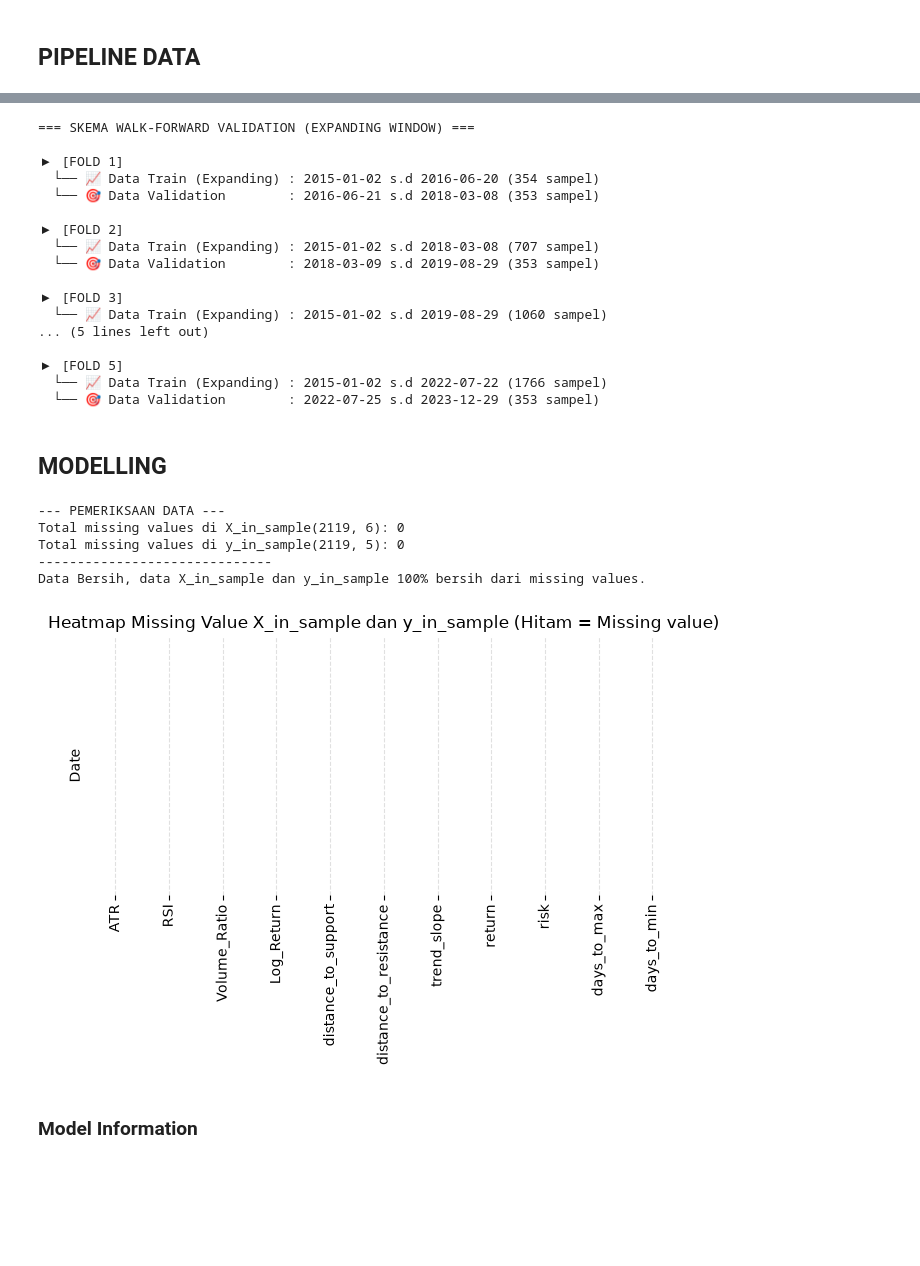
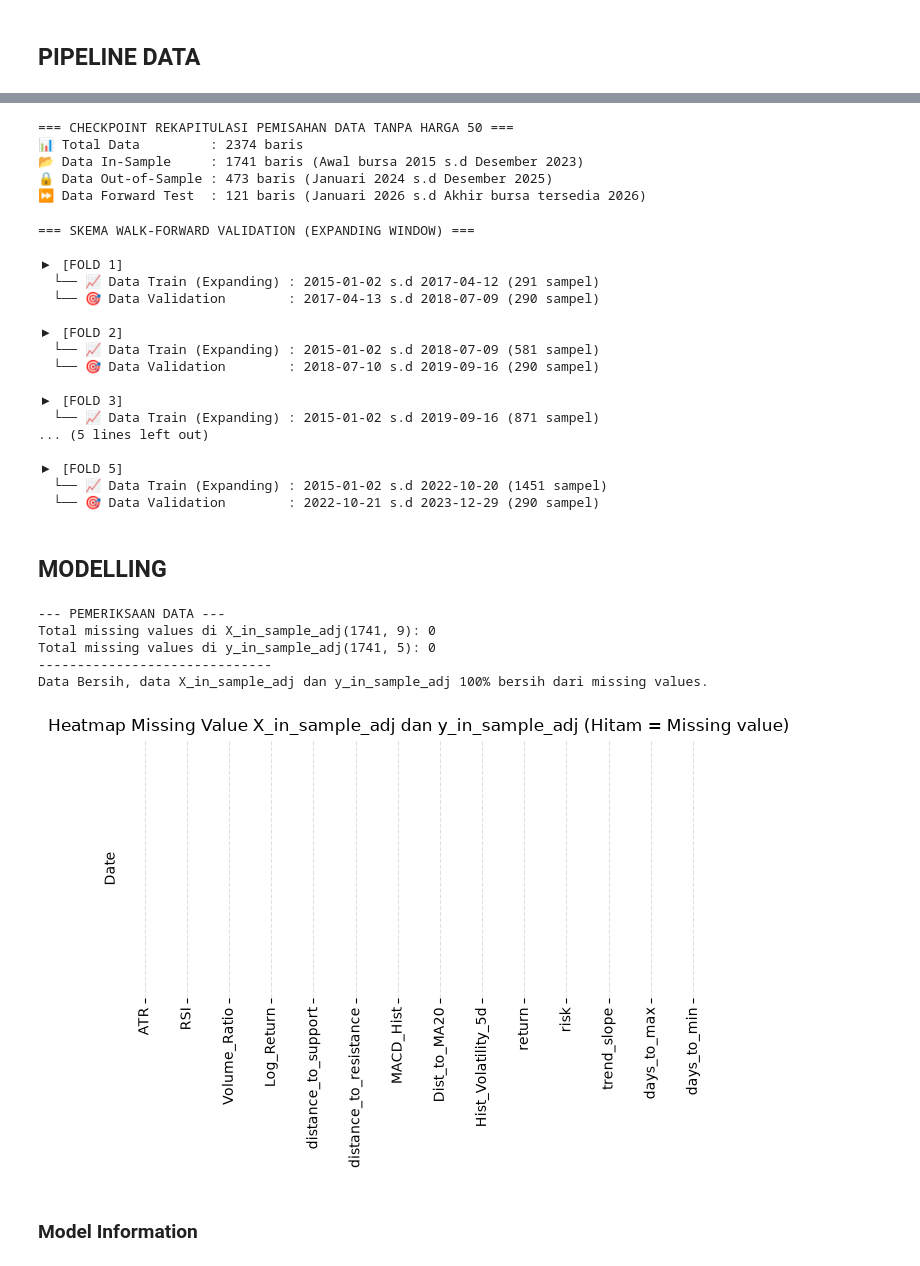
Before and after one commit to adilagagagah/stock-forecasting, a Jupyter notebook: notebook/main.ipynb, the cells around one changed output, grey strips where cells are left out. Cells and saved outputs as stored; diff of their text form; code cells hidden in the pictures; blank space fills up the shorter version.

```diff
--- a/notebook/main.ipynb
+++ b/notebook/main.ipynb
@@ -34,12 +34,14 @@ enam_bulan_lalu = (datetime.now() - timedelta(days=180)).strftime('%Y-%m-%d')
 sepuluh_tahun_lalu = (datetime.now() - timedelta(days=3650)).strftime('%Y-%m-%d')
 
 start_date = "2015-01-01"
-start_date_adj = "2014-12-01"  # Dilakukan adjustment untuk perlakuan NaN di awal (feature) dan di akhir (label)
+start_date_adj = "2014-11-01"  # Dilakukan adjustment untuk perlakuan NaN di awal (feature) dan di akhir (label)
 cek_date = "2026-06-01"
+ticker = "BUMI.JK"
+clean_ticker = ticker.split('.')[0].lower()
 
 # 1. Panggil data BUMI riil dari Bursa Efek Indonesia (.JK)
 # Data ini mencerminkan kondisi pasar riil akhir periode bursa
-df_bumi = load_stock_data(ticker="BUMI.JK", start_date=start_date_adj, end_date=hari_ini)
+df_bumi = load_stock_data(ticker=ticker, start_date=start_date_adj, end_date=hari_ini)
 # ------------------------------------------
 # %% [output]
 Mengunduh data terbaru untuk BUMI.JK dari Yahoo Finance...
@@ -161,14 +163,21 @@ df_bumi.tail(10)
 # %% [markdown]
 ## PIPELINE DATA
 # %%
-feature_cols = ['ATR', 'RSI', 'Volume_Ratio', 'Log_Return', 'distance_to_support', 'distance_to_resistance']
-label_cols = ['trend_slope', 'return', 'risk', 'days_to_max', 'days_to_min']
+feature_cols = [
+    'ATR', 'RSI', 'Volume_Ratio', 'Log_Return', 'distance_to_support', 'distance_to_resistance',
+    'MACD_Hist', 'Dist_to_MA20', 'Hist_Volatility_5d'
+]
+label_cols = ['return', 'risk', 'trend_slope', 'days_to_max', 'days_to_min']
 
 # Satukan ke dalam satu dataset besar
 # df_base_clean = df_bumi.dropna()
 X = df_bumi[feature_cols]
 y = df_bumi[label_cols]
+X_adj = df_bumi[feature_cols][df_bumi['Close'] > 50]
+y_adj = df_bumi[label_cols][df_bumi['Close'] > 50]
 
 print(f"✔ Matriks Fitur (X) siap! dengan {X.shape} kolom.")
 print(f"✔ Matriks Target (y) siap! dengan {y.shape} kolom.")
+print(f"✔ Matriks Fitur (X_adj) siap! dengan {X_adj.shape} kolom.")
+print(f"✔ Matriks Target (y_adj) siap! dengan {y_adj.shape} kolom.")
 # %% [output]
@@ -203,6 +199,21 @@ print(f"⏩ Data Forward Test  : {X_forward.shape[0]} baris (Januari 2026 s.d Ak
 📂 Data In-Sample     : 2119 baris (Awal bursa 2015 s.d Desember 2023)
 🔒 Data Out-of-Sample : 473 baris (Januari 2024 s.d Desember 2025)
 ⏩ Data Forward Test  : 121 baris (Januari 2026 s.d Akhir bursa tersedia 2026)
+# %%
+# Tanpa close FCA
+X_in_sample_adj, y_in_sample_adj, X_out_sample_adj, y_out_sample_adj, _, _ = dataset_splitting(X_adj, y_adj)
+
+print("=== CHECKPOINT REKAPITULASI PEMISAHAN DATA TANPA HARGA 50 ===")
+print(f"📊 Total Data         : {X_adj.shape[0]} baris")
+print(f"📂 Data In-Sample     : {X_in_sample_adj.shape[0]} baris (Awal bursa 2015 s.d Desember 2023)")
+print(f"🔒 Data Out-of-Sample : {X_out_sample_adj.shape[0]} baris (Januari 2024 s.d Desember 2025)")
+print(f"⏩ Data Forward Test  : {X_forward.shape[0]} baris (Januari 2026 s.d Akhir bursa tersedia 2026)")
+# %% [output]
+=== CHECKPOINT REKAPITULASI PEMISAHAN DATA TANPA HARGA 50 ===
+📊 Total Data         : 2374 baris
+📂 Data In-Sample     : 1741 baris (Awal bursa 2015 s.d Desember 2023)
+🔒 Data Out-of-Sample : 473 baris (Januari 2024 s.d Desember 2025)
+⏩ Data Forward Test  : 121 baris (Januari 2026 s.d Akhir bursa tersedia 2026)
 # %%
 print("=== SKEMA WALK-FORWARD VALIDATION (EXPANDING WINDOW) ===")
 
@@ -210,9 +221,9 @@ N_FOLDS = 5
 tscv = TimeSeriesSplit(n_splits=N_FOLDS)
 
 fold = 1
-for train_index, val_index in tscv.split(X_in_sample):
-    X_train_fold, X_val_fold = X_in_sample.iloc[train_index], X_in_sample.iloc[val_index]
-    y_train_fold, y_val_fold = y_in_sample.iloc[train_index], y_in_sample.iloc[val_index]
+for train_index, val_index in tscv.split(X_in_sample_adj):
+    X_train_fold, X_val_fold = X_in_sample_adj.iloc[train_index], X_in_sample_adj.iloc[val_index]
+    y_train_fold, y_val_fold = y_in_sample_adj.iloc[train_index], y_in_sample_adj.iloc[val_index]
 
     start_train = X_train_fold.index.min().strftime('%Y-%m-%d')
     end_train = X_train_fold.index.max().strftime('%Y-%m-%d')
@@ -227,57 +238,57 @@ for train_index, val_index in tscv.split(X_in_sample):
 === SKEMA WALK-FORWARD VALIDATION (EXPANDING WINDOW) ===
 
 ▶ [FOLD 1]
-  └── 📈 Data Train (Expanding) : 2015-01-02 s.d 2016-06-20 (354 sampel)
-  └── 🎯 Data Validation        : 2016-06-21 s.d 2018-03-08 (353 sampel)
+  └── 📈 Data Train (Expanding) : 2015-01-02 s.d 2017-04-12 (291 sampel)
+  └── 🎯 Data Validation        : 2017-04-13 s.d 2018-07-09 (290 sampel)
 
 ▶ [FOLD 2]
-  └── 📈 Data Train (Expanding) : 2015-01-02 s.d 2018-03-08 (707 sampel)
-  └── 🎯 Data Validation        : 2018-03-09 s.d 2019-08-29 (353 sampel)
+  └── 📈 Data Train (Expanding) : 2015-01-02 s.d 2018-07-09 (581 sampel)
+  └── 🎯 Data Validation        : 2018-07-10 s.d 2019-09-16 (290 sampel)
 
 ▶ [FOLD 3]
-  └── 📈 Data Train (Expanding) : 2015-01-02 s.d 2019-08-29 (1060 sampel)
+  └── 📈 Data Train (Expanding) : 2015-01-02 s.d 2019-09-16 (871 sampel)
 ... (5 lines left out)
 
 ▶ [FOLD 5]
-  └── 📈 Data Train (Expanding) : 2015-01-02 s.d 2022-07-22 (1766 sampel)
-  └── 🎯 Data Validation        : 2022-07-25 s.d 2023-12-29 (353 sampel)
+  └── 📈 Data Train (Expanding) : 2015-01-02 s.d 2022-10-20 (1451 sampel)
+  └── 🎯 Data Validation        : 2022-10-21 s.d 2023-12-29 (290 sampel)
 # %% [markdown]
 ## MODELLING
 # %%
 # Pastikan baris tidak mengandung missing values
-total_missing_X = X_in_sample.isna().sum().sum()
-total_missing_y = y_in_sample.isna().sum().sum()
+total_missing_X = X_in_sample_adj.isna().sum().sum()
+total_missing_y = y_in_sample_adj.isna().sum().sum()
 
 print("--- PEMERIKSAAN DATA ---")
-print(f"Total missing values di X_in_sample{X_in_sample.shape}: {total_missing_X}")
-print(f"Total missing values di y_in_sample{y_in_sample.shape}: {total_missing_y}")
+print(f"Total missing values di X_in_sample_adj{X_in_sample_adj.shape}: {total_missing_X}")
+print(f"Total missing values di y_in_sample_adj{y_in_sample_adj.shape}: {total_missing_y}")
 print("-" * 30)
 
 if total_missing_X == 0 and total_missing_y == 0:
-    print("Data Bersih, data X_in_sample dan y_in_sample 100% bersih dari missing values.")
+    print("Data Bersih, data X_in_sample_adj dan y_in_sample_adj 100% bersih dari missing values.")
 else:
     print("Masih ditemukan nilai kosong pada data.")
     if total_missing_X > 0:
-        print(f" -> Segera tangani {total_missing_X} nilai kosong pada X_in_sample.")
+        print(f" -> Segera tangani {total_missing_X} nilai kosong pada X_in_sample_adj.")
     if total_missing_y > 0:
-        print(f" -> Segera tangani {total_missing_y} nilai kosong pada y_in_sample (disarankan untuk menghapus baris yang kosong pada target).")
+        print(f" -> Segera tangani {total_missing_y} nilai kosong pada y_in_sample_adj (disarankan untuk menghapus baris yang kosong pada target).")
 
 # Heatmap variabel yang mengandung missing value
 sns.heatmap(
-    pd.concat([X_in_sample, y_in_sample], axis=1).isna(),
+    pd.concat([X_in_sample_adj, y_in_sample_adj], axis=1).isna(),
     cbar=False,
     cmap='binary',
     yticklabels=False
 )
-plt.title('Heatmap Missing Value X_in_sample dan y_in_sample (Hitam = Missing value)')
+plt.title('Heatmap Missing Value X_in_sample_adj dan y_in_sample_adj (Hitam = Missing value)')
 plt.tight_layout()
 # %% [output]
 --- PEMERIKSAAN DATA ---
-Total missing values di X_in_sample(2119, 6): 0
-Total missing values di y_in_sample(2119, 5): 0
+Total missing values di X_in_sample_adj(1741, 9): 0
+Total missing values di y_in_sample_adj(1741, 5): 0
 ------------------------------
-Data Bersih, data X_in_sample dan y_in_sample 100% bersih dari missing values.
+Data Bersih, data X_in_sample_adj dan y_in_sample_adj 100% bersih dari missing values.
-[figure, old version]
+[figure, new version]
 # %% [markdown]
 ### Model Information
 # %% [markdown]
```
Also changed, not shown: parts of 12 cells of this notebook, 13 other files.
